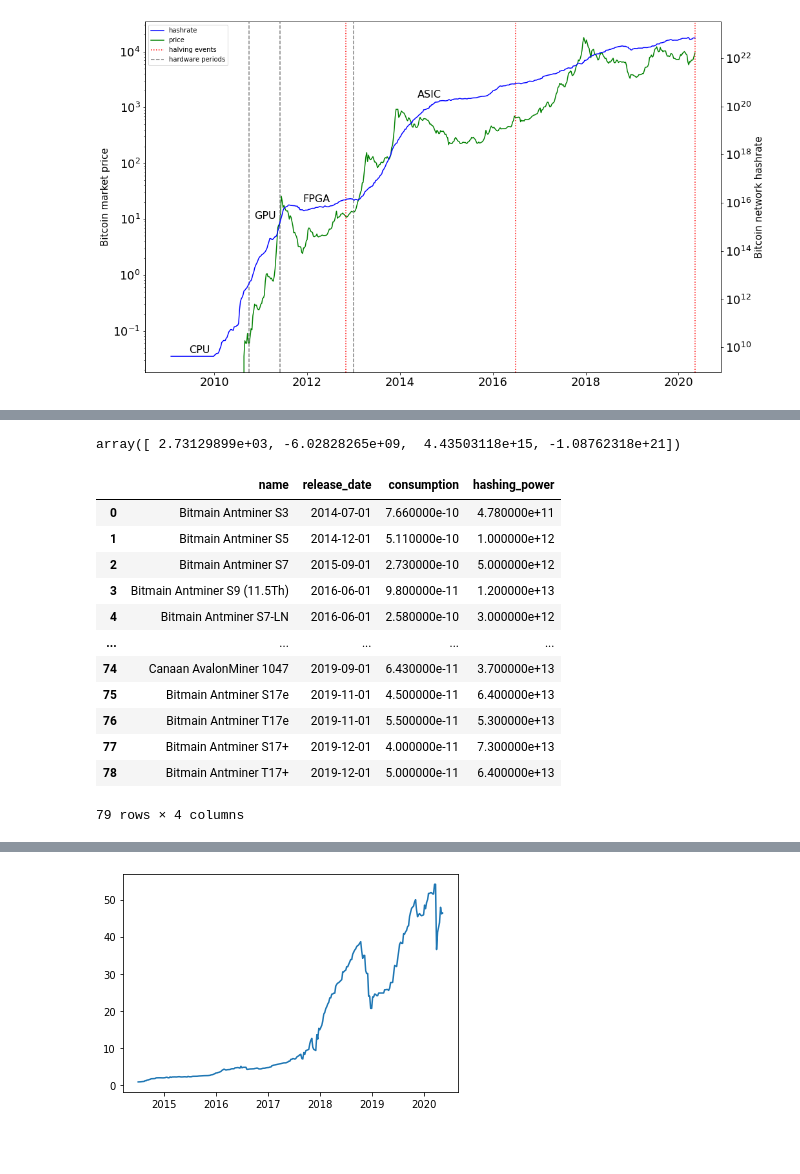
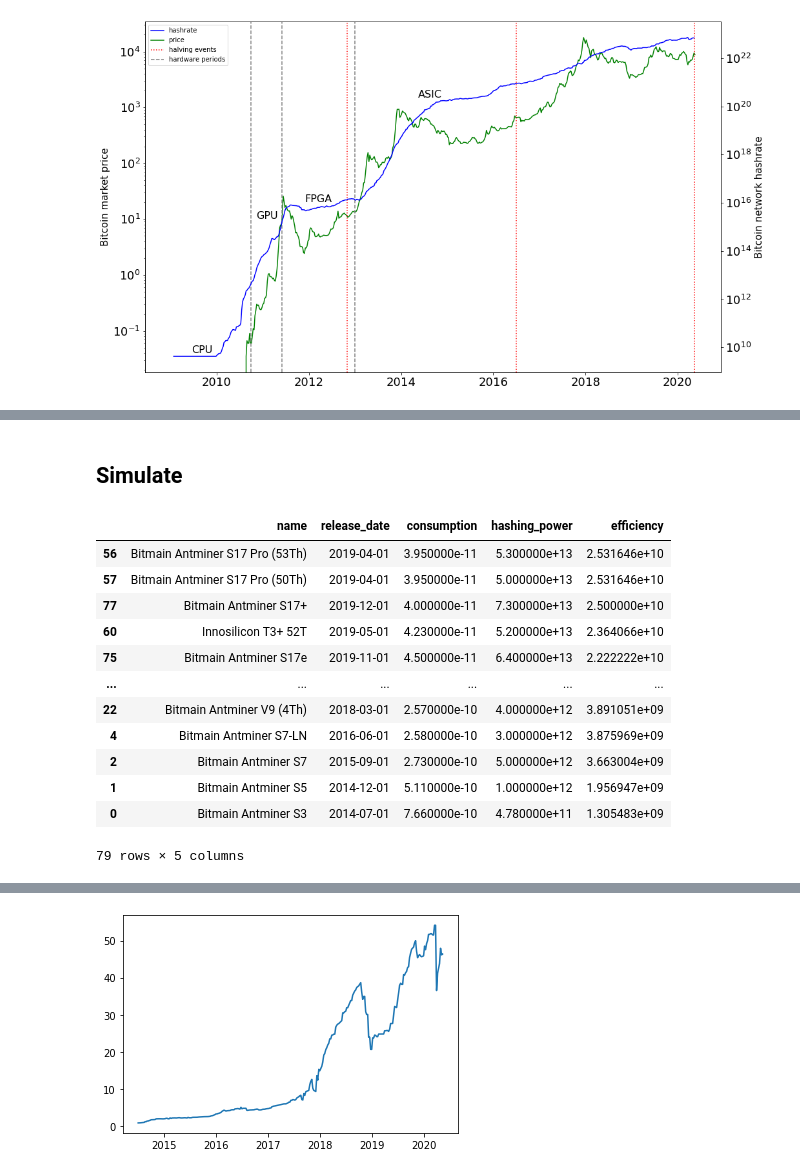
Before and after one commit to Lukasdeloose/sustainable_blockchain, a Jupyter notebook: data_analysis/history.ipynb, the cells around one changed output, grey strips where cells are left out. Drawn from its saved outputs; the diff is of its cells as text; code cells hidden in the pictures; blank space fills up the shorter version.

```diff
--- a/data_analysis/history.ipynb
+++ b/data_analysis/history.ipynb
@@ -299,4 +263,0 @@ plt.show()
-# %%
-z
-# %% [output]
-array([ 2.73129899e+03, -6.02828265e+09,  4.43503118e+15, -1.08762318e+21])
@@ -309,20 +264,23 @@ cx.plot(dates, y, '+', color='b', label='blub')
+# %% [markdown]
+## Simulate
 # %%
 SHA256_hardware = pd.read_csv(HARDWARE_PATH+'SHA256_hardware_clean.csv',index_col=0)
 # Initialisation
 hardware = SHA256_hardware[['name', 'release_date', 'consumption', 'hashing_power']].copy()
 hardware['release_date'] = pd.to_datetime(hardware['release_date'])
-hardware
+hardware['efficiency'] = 1/hardware['consumption']
+hardware.sort_values(by='consumption')
 # %% [output]
-|  | name | release_date | consumption | hashing_power |
-| 0 | Bitmain Antminer S3 | 2014-07-01 | 7.660000e-10 | 4.780000e+11 |
-| 1 | Bitmain Antminer S5 | 2014-12-01 | 5.110000e-10 | 1.000000e+12 |
-| 2 | Bitmain Antminer S7 | 2015-09-01 | 2.730000e-10 | 5.000000e+12 |
-| 3 | Bitmain Antminer S9 (11.5Th) | 2016-06-01 | 9.800000e-11 | 1.200000e+13 |
-| 4 | Bitmain Antminer S7-LN | 2016-06-01 | 2.580000e-10 | 3.000000e+12 |
-| ... | ... | ... | ... | ... |
-| 74 | Canaan AvalonMiner 1047 | 2019-09-01 | 6.430000e-11 | 3.700000e+13 |
-| 75 | Bitmain Antminer S17e | 2019-11-01 | 4.500000e-11 | 6.400000e+13 |
-| 76 | Bitmain Antminer T17e | 2019-11-01 | 5.500000e-11 | 5.300000e+13 |
-| 77 | Bitmain Antminer S17+ | 2019-12-01 | 4.000000e-11 | 7.300000e+13 |
-| 78 | Bitmain Antminer T17+ | 2019-12-01 | 5.000000e-11 | 6.400000e+13 |
+|  | name | release_date | consumption | hashing_power | efficiency |
+| 56 | Bitmain Antminer S17 Pro (53Th) | 2019-04-01 | 3.950000e-11 | 5.300000e+13 | 2.531646e+10 |
+| 57 | Bitmain Antminer S17 Pro (50Th) | 2019-04-01 | 3.950000e-11 | 5.000000e+13 | 2.531646e+10 |
+| 77 | Bitmain Antminer S17+ | 2019-12-01 | 4.000000e-11 | 7.300000e+13 | 2.500000e+10 |
+| 60 | Innosilicon T3+ 52T | 2019-05-01 | 4.230000e-11 | 5.200000e+13 | 2.364066e+10 |
+| 75 | Bitmain Antminer S17e | 2019-11-01 | 4.500000e-11 | 6.400000e+13 | 2.222222e+10 |
+| ... | ... | ... | ... | ... | ... |
+| 22 | Bitmain Antminer V9 (4Th) | 2018-03-01 | 2.570000e-10 | 4.000000e+12 | 3.891051e+09 |
+| 4 | Bitmain Antminer S7-LN | 2016-06-01 | 2.580000e-10 | 3.000000e+12 | 3.875969e+09 |
+| 2 | Bitmain Antminer S7 | 2015-09-01 | 2.730000e-10 | 5.000000e+12 | 3.663004e+09 |
+| 1 | Bitmain Antminer S5 | 2014-12-01 | 5.110000e-10 | 1.000000e+12 | 1.956947e+09 |
+| 0 | Bitmain Antminer S3 | 2014-07-01 | 7.660000e-10 | 4.780000e+11 | 1.305483e+09 |
-79 rows × 4 columns
+79 rows × 5 columns
```
Also changed, not shown: parts of 49 cells of this notebook, 11 other files.
